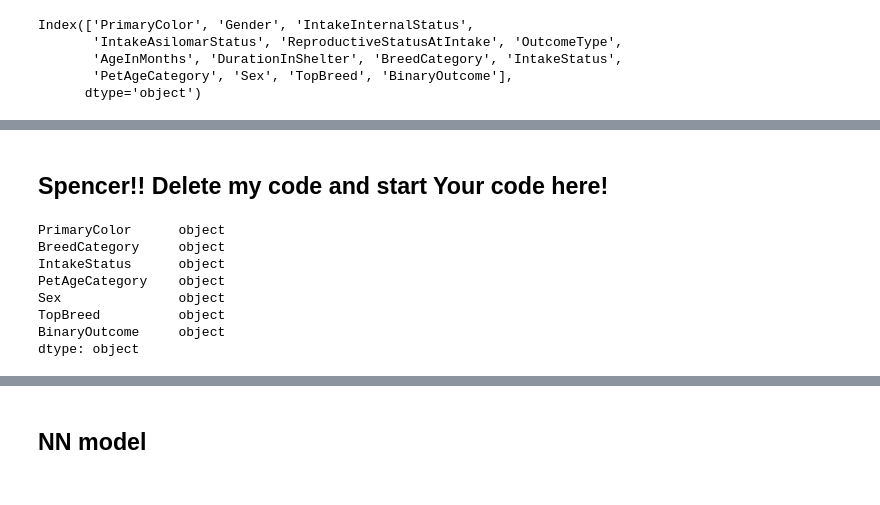
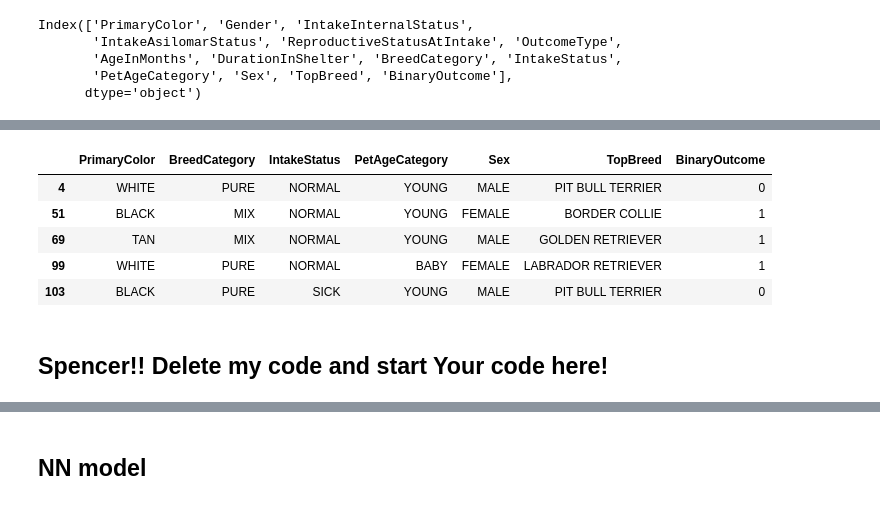
Before and after one commit to kellypriest/project-3, a Jupyter notebook: Final_Model.ipynb, the cells around one changed output, grey strips where cells are left out. Cells and saved outputs as stored; diff of their text form; code cells hidden in the pictures.

```diff
--- a/Final_Model.ipynb
+++ b/Final_Model.ipynb
@@ -896,3 +913,12 @@ df5.head()
+# %%
+df5.head()
+# %% [output]
+|  | PrimaryColor | BreedCategory | IntakeStatus | PetAgeCategory | Sex | TopBreed | BinaryOutcome |
+| 4 | WHITE | PURE | NORMAL | YOUNG | MALE | PIT BULL TERRIER | 0 |
+| 51 | BLACK | MIX | NORMAL | YOUNG | FEMALE | BORDER COLLIE | 1 |
+| 69 | TAN | MIX | NORMAL | YOUNG | MALE | GOLDEN RETRIEVER | 1 |
+| 99 | WHITE | PURE | NORMAL | BABY | FEMALE | LABRADOR RETRIEVER | 1 |
+| 103 | BLACK | PURE | SICK | YOUNG | MALE | PIT BULL TERRIER | 0 |
 # %%
 # Uncomment to save
 # df5.to_csv('LouisvilleCleanFinal.csv', index=False)
@@ -912,19 +938,6 @@ df5.head()
 
 #     mapping_dict[col]= le_name_mapping
 # print(mapping_dict)
-# %%
-df5.dtypes
-df5['PetAgeCategory'] = df5['PetAgeCategory'].astype('object')
-df5.dtypes
-# %% [output]
-PrimaryColor      object
-BreedCategory     object
-IntakeStatus      object
-PetAgeCategory    object
-Sex               object
-TopBreed          object
-BinaryOutcome     object
-dtype: object
 # %%
 # mean = df5.groupby(['TopBreed'])["BinaryOutcome"].mean().to_dict()
 # mean
```
Also changed, not shown: parts of 33 cells of this notebook, 14 other files.
